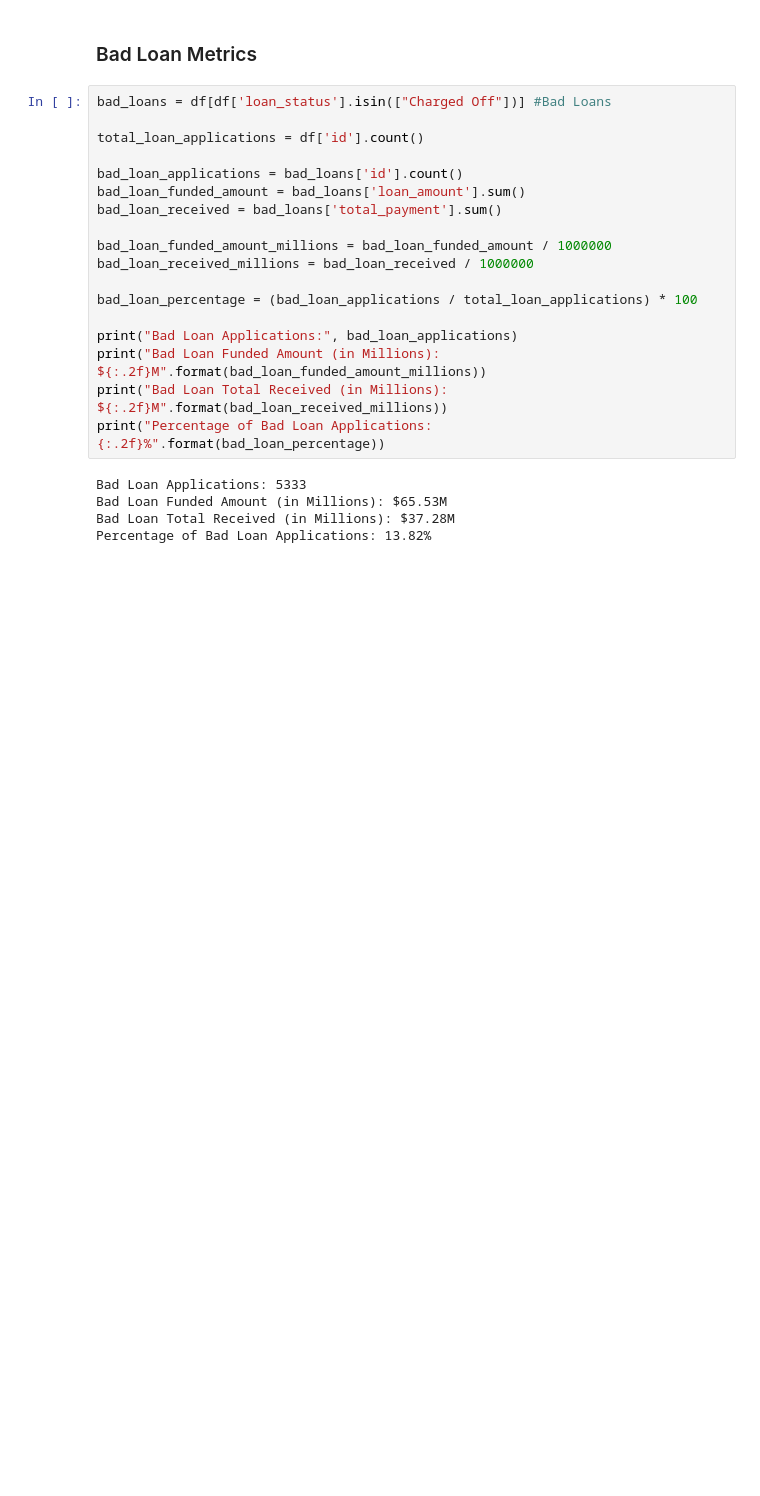
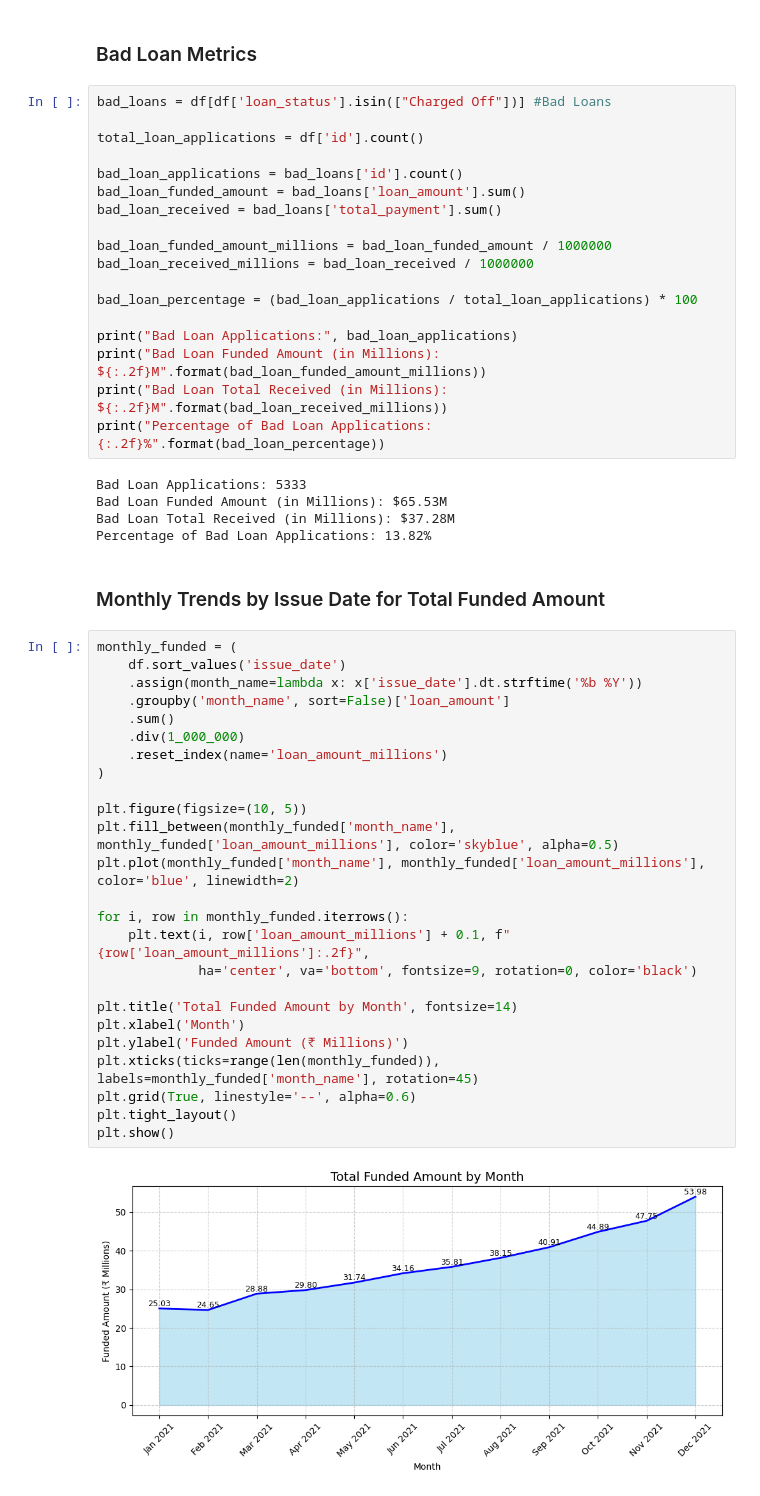
Before and after one commit to Akash2875/Bank_Loan_Analysis, a Jupyter notebook: Bank_Loan_Analysis_Project.ipynb, the cells around one changed output. Cells and saved outputs as stored; diff of their text form; blank space fills up the shorter version.

Commit message:
Add Monthly Trends Charts

```diff
--- a/Bank_Loan_Analysis_Project.ipynb
+++ b/Bank_Loan_Analysis_Project.ipynb
@@ -219,3 +219,32 @@ Bad Loan Applications: 5333
 Bad Loan Funded Amount (in Millions): $65.53M
 Bad Loan Total Received (in Millions): $37.28M
 Percentage of Bad Loan Applications: 13.82%
+# %% [markdown]
+### Monthly Trends by Issue Date for Total Funded Amount
+# %%
+monthly_funded = (
+    df.sort_values('issue_date')
+    .assign(month_name=lambda x: x['issue_date'].dt.strftime('%b %Y'))
+    .groupby('month_name', sort=False)['loan_amount']
+    .sum()
+    .div(1_000_000)
+    .reset_index(name='loan_amount_millions')
+)
+
+plt.figure(figsize=(10, 5))
+plt.fill_between(monthly_funded['month_name'], monthly_funded['loan_amount_millions'], color='skyblue', alpha=0.5)
+plt.plot(monthly_funded['month_name'], monthly_funded['loan_amount_millions'], color='blue', linewidth=2)
+
+for i, row in monthly_funded.iterrows():
+    plt.text(i, row['loan_amount_millions'] + 0.1, f"{row['loan_amount_millions']:.2f}",
+             ha='center', va='bottom', fontsize=9, rotation=0, color='black')
+
+plt.title('Total Funded Amount by Month', fontsize=14)
+plt.xlabel('Month')
+plt.ylabel('Funded Amount (₹ Millions)')
+plt.xticks(ticks=range(len(monthly_funded)), labels=monthly_funded['month_name'], rotation=45)
+plt.grid(True, linestyle='--', alpha=0.6)
+plt.tight_layout()
+plt.show()
+# %% [output]
+[figure, added]
```
